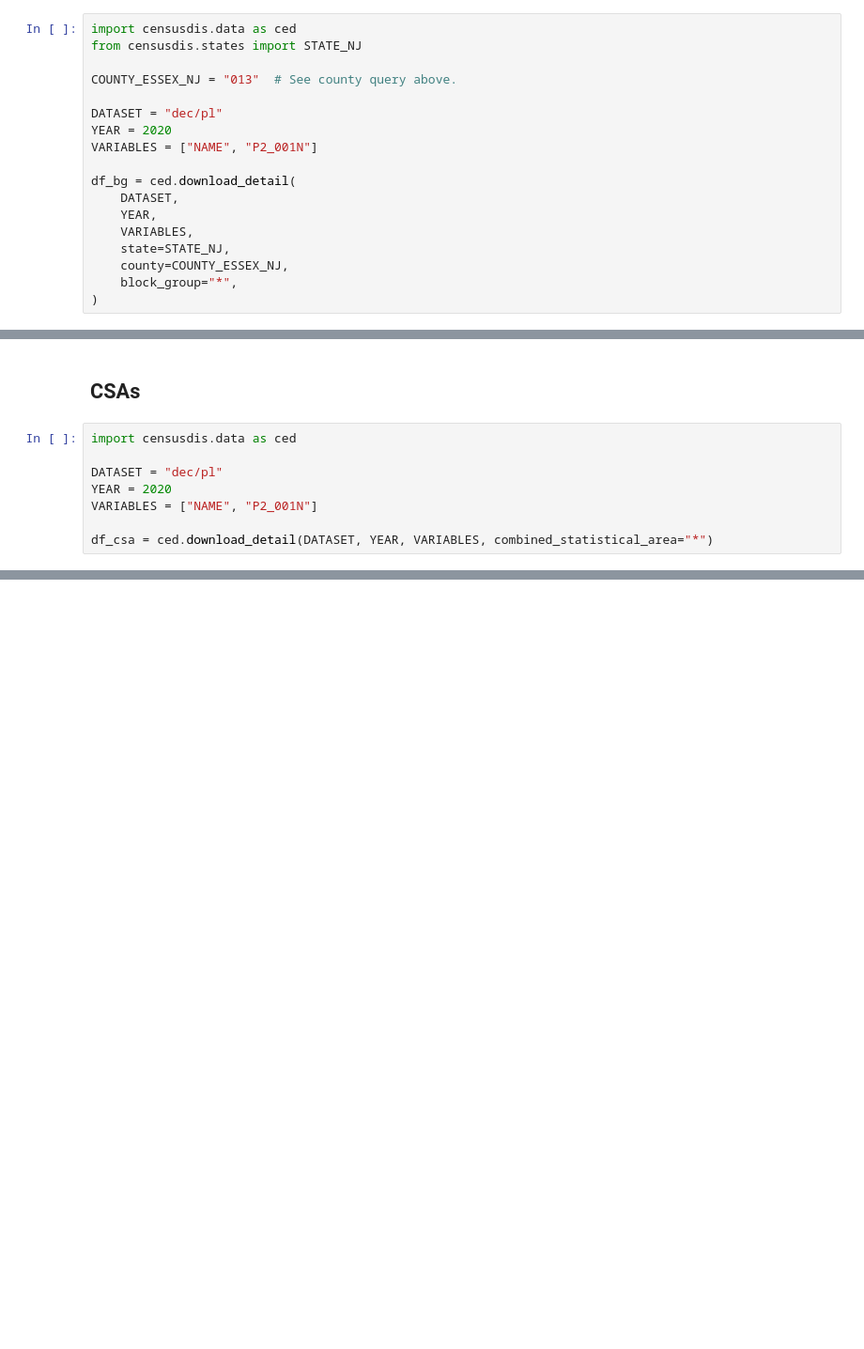
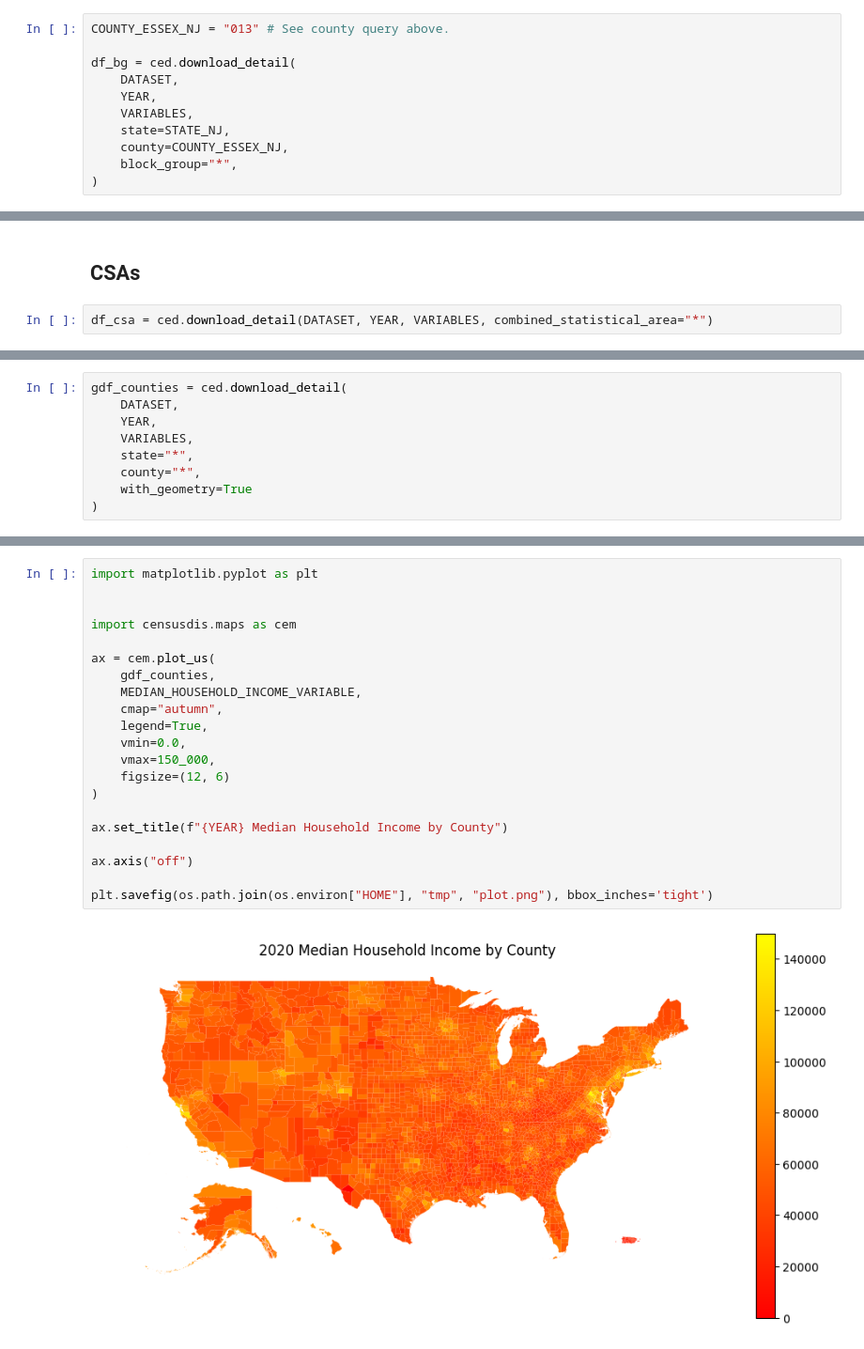
Before and after one commit to censusdis/censusdis, a Jupyter notebook: notebooks/Getting Started Examples.ipynb, the cells around one changed output, grey strips where cells are left out. Shown at 94% size. Drawn from its saved outputs; the diff is of its cells as text; blank space fills up the shorter version.

```diff
--- a/notebooks/Getting Started Examples.ipynb
+++ b/notebooks/Getting Started Examples.ipynb
@@ -112,14 +119,7 @@ print(df_region)
 # %% [markdown]
 ## Block Groups
 # %%
-import censusdis.data as ced
-from censusdis.states import STATE_NJ
-
-COUNTY_ESSEX_NJ = "013"  # See county query above.
-
-DATASET = "dec/pl"
-YEAR = 2020
-VARIABLES = ["NAME", "P2_001N"]
+COUNTY_ESSEX_NJ = "013" # See county query above.
 
 df_bg = ced.download_detail(
     DATASET,
@@ -184,12 +184,6 @@ pprint.pprint(specs)
 # %% [markdown]
 ## CSAs
 # %%
-import censusdis.data as ced
-
-DATASET = "dec/pl"
-YEAR = 2020
-VARIABLES = ["NAME", "P2_001N"]
-
 df_csa = ced.download_detail(DATASET, YEAR, VARIABLES, combined_statistical_area="*")
 # %%
 print(df_csa.iloc[:10].to_string(line_width=200))
@@ -217,0 +212,9 @@ print(df_csa.iloc[-10:].to_string(line_width=200))
+# %%
+gdf_counties = ced.download_detail(
+    DATASET,
+    YEAR,
+    VARIABLES,
+    state="*",
+    county="*",
+    with_geometry=True
+)
@@ -217,0 +226,23 @@ print(df_csa.iloc[-10:].to_string(line_width=200))
+# %%
+import matplotlib.pyplot as plt
+
+
+import censusdis.maps as cem
+
+ax = cem.plot_us(
+    gdf_counties,
+    MEDIAN_HOUSEHOLD_INCOME_VARIABLE,
+    cmap="autumn",
+    legend=True,
+    vmin=0.0,
+    vmax=150_000,
+    figsize=(12, 6)
+)
+
+ax.set_title(f"{YEAR} Median Household Income by County")
+
+ax.axis("off")
+
+plt.savefig(os.path.join(os.environ["HOME"], "tmp", "plot.png"), bbox_inches='tight')
+# %% [output]
+[figure, added]
```
Also changed, not shown: parts of 13 cells of this notebook.
